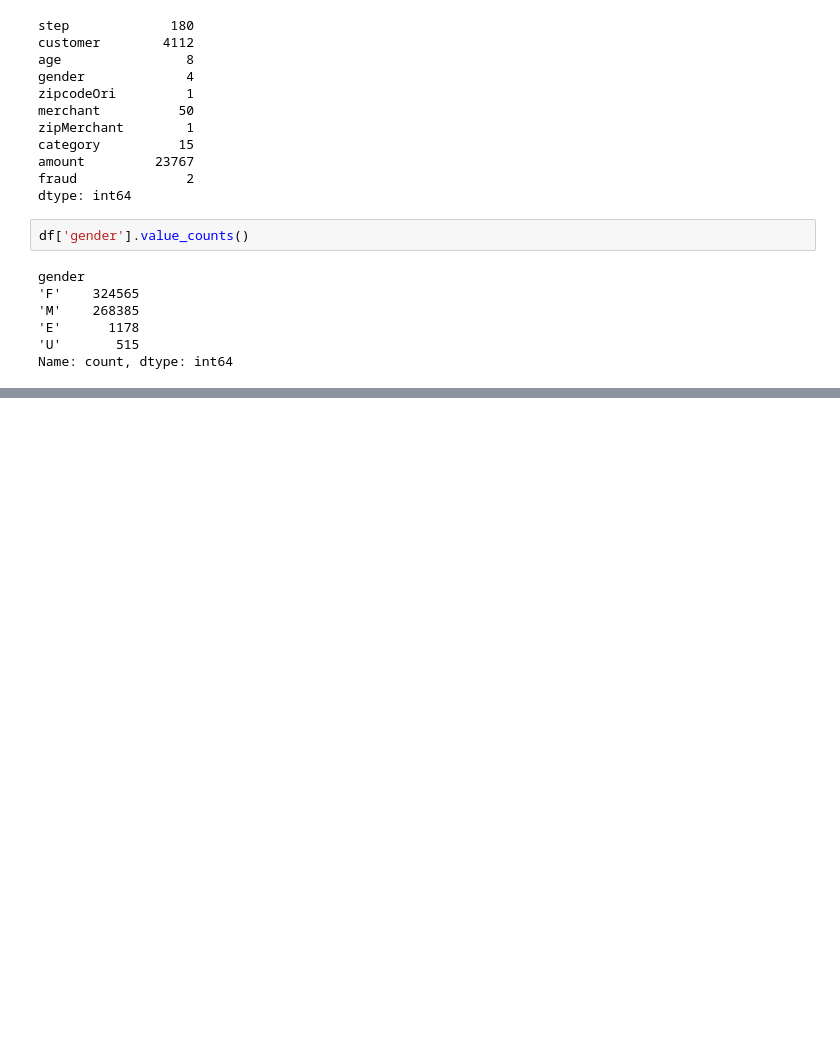
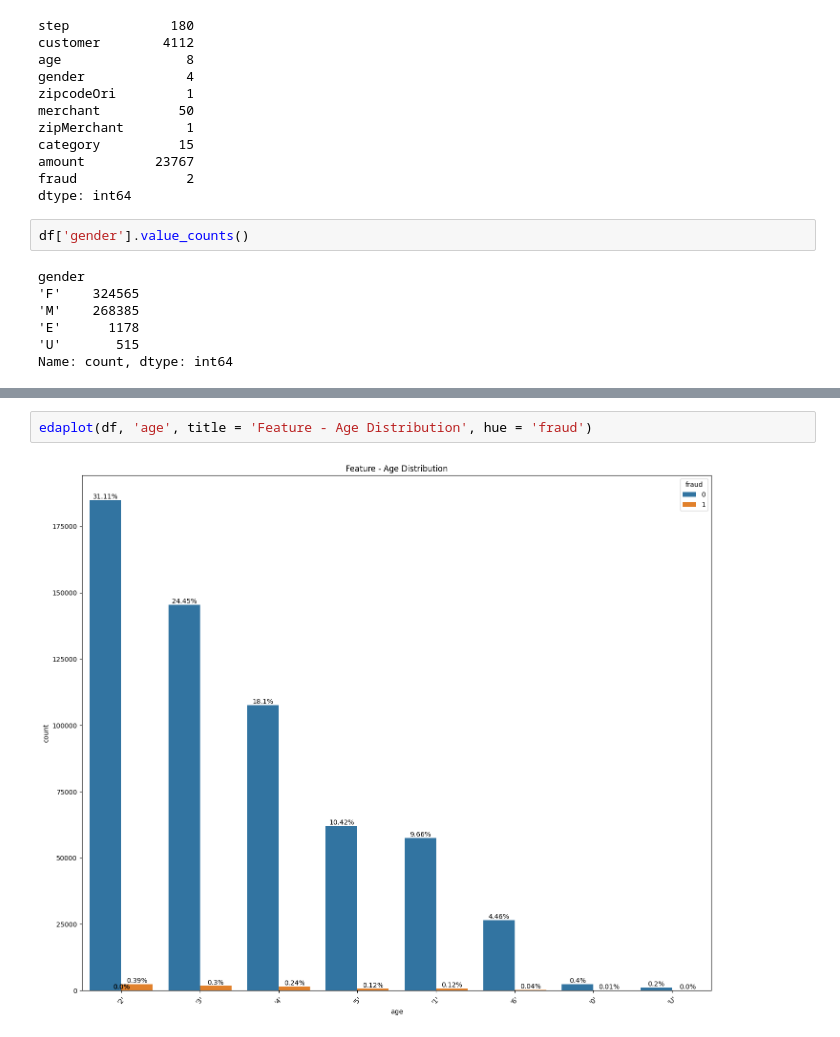
Before and after one commit to Thanh-dev-192006/Credit_Card_-Fraud_-Detection, a Jupyter notebook: notebooks/exploration/EDA.ipynb, the cells around one changed output, grey strips where cells are left out. Cells and saved outputs as stored; diff of their text form; blank space fills up the shorter version.

```diff
--- a/notebooks/exploration/EDA.ipynb
+++ b/notebooks/exploration/EDA.ipynb
@@ -61,0 +106,4 @@ print(statics)
+# %%
+edaplot(df, 'age', title = 'Feature - Age Distribution', hue = 'fraud')
+# %% [output]
+[figure, added]
```
Also changed, not shown: parts of 12 cells of this notebook, 1 other file.
